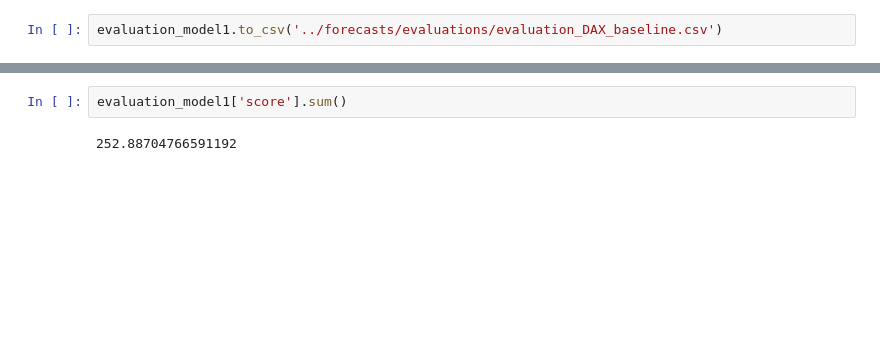
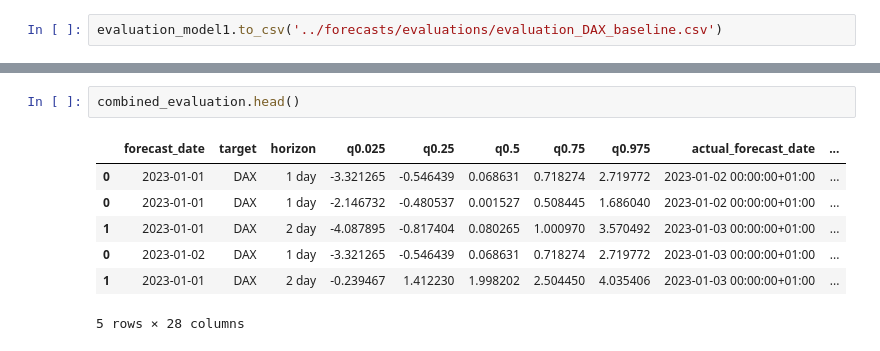
Before and after one commit to Stephantmp/probabilistic-forecasting-challenge, a Jupyter notebook: notebooks/20231122/evaluate_dax.ipynb, the cells around one changed output, grey strips where cells are left out. Saved outputs shown, nothing was run; the diff lists cells and outputs as text; blank space fills up the shorter version.

```diff
--- a/notebooks/20231122/evaluate_dax.ipynb
+++ b/notebooks/20231122/evaluate_dax.ipynb
@@ -168,5 +170,11 @@ plt.show()
 # %%
-evaluation_model1['score'].sum()
+combined_evaluation.head()
 # %% [output]
+|  | forecast_date | target | horizon | q0.025 | q0.25 | q0.5 | q0.75 | q0.975 | actual_forecast_date | ... |
+| 0 | 2023-01-01 | DAX | 1 day | -3.321265 | -0.546439 | 0.068631 | 0.718274 | 2.719772 | 2023-01-02 00:00:00+01:00 | ... |
+| 0 | 2023-01-01 | DAX | 1 day | -2.146732 | -0.480537 | 0.001527 | 0.508445 | 1.686040 | 2023-01-02 00:00:00+01:00 | ... |
+| 1 | 2023-01-01 | DAX | 2 day | -4.087895 | -0.817404 | 0.080265 | 1.000970 | 3.570492 | 2023-01-03 00:00:00+01:00 | ... |
+| 0 | 2023-01-02 | DAX | 1 day | -3.321265 | -0.546439 | 0.068631 | 0.718274 | 2.719772 | 2023-01-03 00:00:00+01:00 | ... |
+| 1 | 2023-01-01 | DAX | 2 day | -0.239467 | 1.412230 | 1.998202 | 2.504450 | 4.035406 | 2023-01-03 00:00:00+01:00 | ... |
-252.88704766591192
+5 rows × 28 columns
 # %%
```
Also changed, not shown: parts of 7 cells of this notebook, 11 other files.
